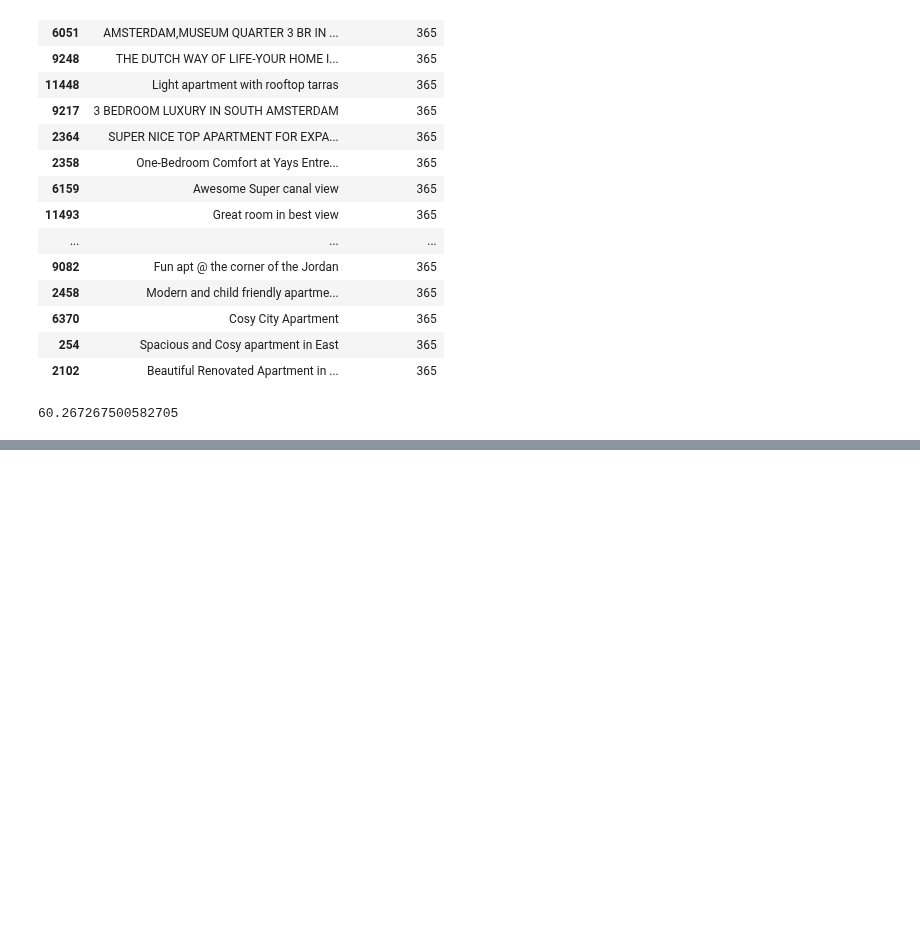
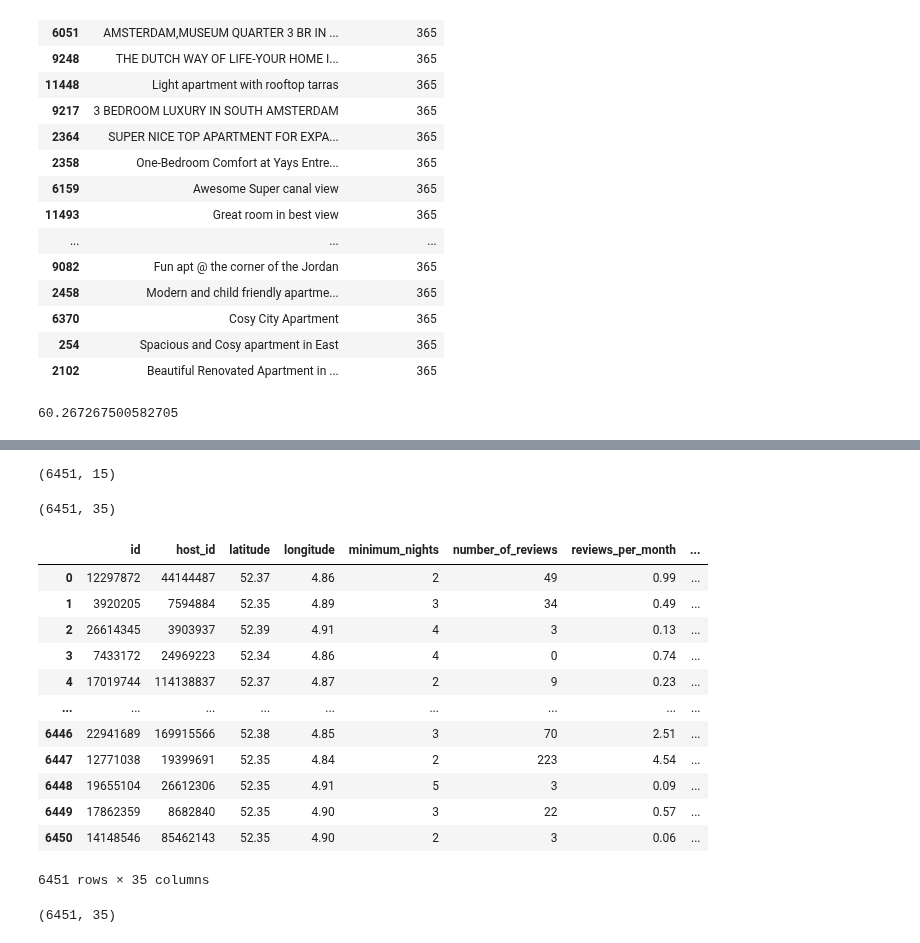
Before and after one commit to hpnightowl/Owlsbooks, a Jupyter notebook: airbnb.ipynb, the cells around one changed output, grey strips where cells are left out. Drawn from its saved outputs; the diff is of its cells as text; code cells hidden in the pictures; blank space fills up the shorter version.

```diff
--- a/airbnb.ipynb
+++ b/airbnb.ipynb
@@ -213,0 +311,35 @@ airdata
+# %%
+oairdata.shape
+# %% [output]
+(6451, 15)
+# %%
+oairdata['reviews_per_month'] = oairdata['reviews_per_month'].fillna(np.mean(oairdata['reviews_per_month']))
+oairdata = oairdata.drop('neighbourhood_group',axis=1)
+oairdata['last_review']=oairdata['last_review'].astype(str)
+oairdata['last_review'] = oairdata['last_review'].fillna(oairdata['last_review'].mode()[0])
+oairdata = pd.get_dummies(oairdata, columns=['room_type','neighbourhood'])
+oairdata = oairdata.drop(columns=['name','host_name','last_review'],axis=1)
+# %%
+oairdata.shape
+# %% [output]
+(6451, 35)
+# %%
+oairdata
+# %% [output]
+|  | id | host_id | latitude | longitude | minimum_nights | number_of_reviews | reviews_per_month | ... |
+| 0 | 12297872 | 44144487 | 52.37 | 4.86 | 2 | 49 | 0.99 | ... |
+| 1 | 3920205 | 7594884 | 52.35 | 4.89 | 3 | 34 | 0.49 | ... |
+| 2 | 26614345 | 3903937 | 52.39 | 4.91 | 4 | 3 | 0.13 | ... |
+| 3 | 7433172 | 24969223 | 52.34 | 4.86 | 4 | 0 | 0.74 | ... |
+| 4 | 17019744 | 114138837 | 52.37 | 4.87 | 2 | 9 | 0.23 | ... |
+| ... | ... | ... | ... | ... | ... | ... | ... | ... |
+| 6446 | 22941689 | 169915566 | 52.38 | 4.85 | 3 | 70 | 2.51 | ... |
+| 6447 | 12771038 | 19399691 | 52.35 | 4.84 | 2 | 223 | 4.54 | ... |
+| 6448 | 19655104 | 26612306 | 52.35 | 4.91 | 5 | 3 | 0.09 | ... |
+| 6449 | 17862359 | 8682840 | 52.35 | 4.90 | 3 | 22 | 0.57 | ... |
+| 6450 | 14148546 | 85462143 | 52.35 | 4.90 | 2 | 3 | 0.06 | ... |
+6451 rows × 35 columns
+# %%
+oairdata.shape
+# %% [output]
+(6451, 35)
```
Also changed, not shown: parts of 21 cells of this notebook.
